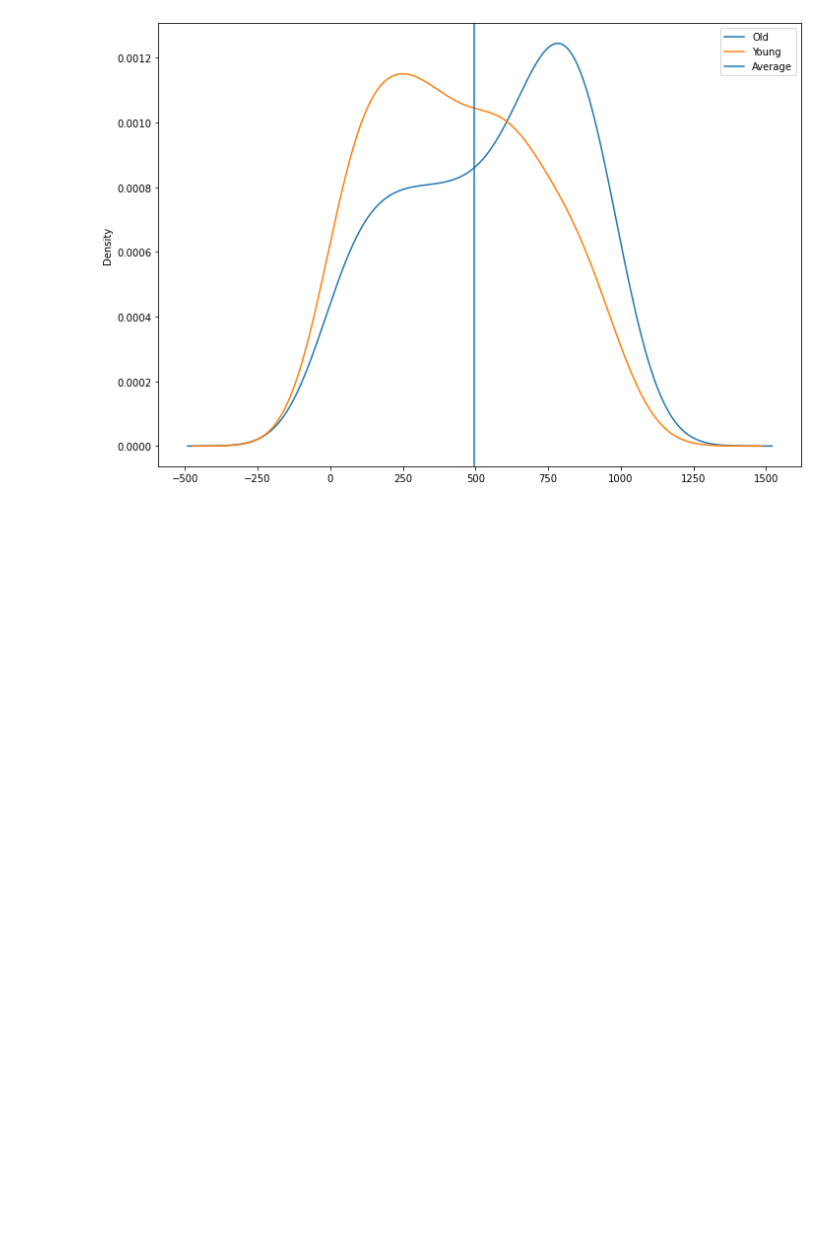
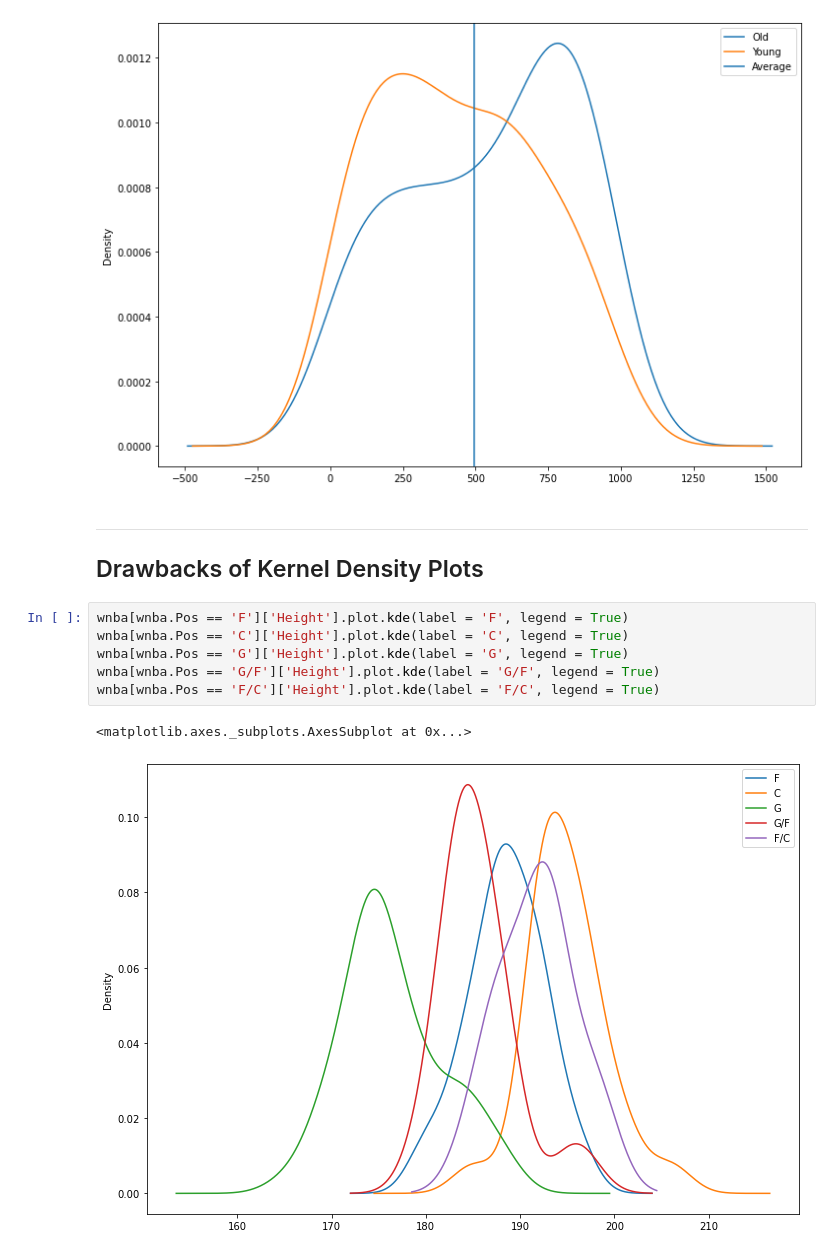
Before and after one commit to DerekShain/Statistics, a Jupyter notebook: comparing_frequency_distributions.ipynb, the cells around one changed output. Drawn from its saved outputs; the diff is of its cells as text; blank space fills up the shorter version.

```diff
--- a/comparing_frequency_distributions.ipynb
+++ b/comparing_frequency_distributions.ipynb
@@ -195,3 +198,15 @@ plt.legend()
 plt.show()
 # %% [output]
 [figure]
+# %% [markdown]
+***
+## Drawbacks of Kernel Density Plots
+# %%
+wnba[wnba.Pos == 'F']['Height'].plot.kde(label = 'F', legend = True)
+wnba[wnba.Pos == 'C']['Height'].plot.kde(label = 'C', legend = True)
+wnba[wnba.Pos == 'G']['Height'].plot.kde(label = 'G', legend = True)
+wnba[wnba.Pos == 'G/F']['Height'].plot.kde(label = 'G/F', legend = True)
+wnba[wnba.Pos == 'F/C']['Height'].plot.kde(label = 'F/C', legend = True)
+# %% [output]
+<matplotlib.axes._subplots.AxesSubplot at 0x...>
+[figure, added]
```
Also changed, not shown: parts of 22 cells of this notebook, 1 other file.
